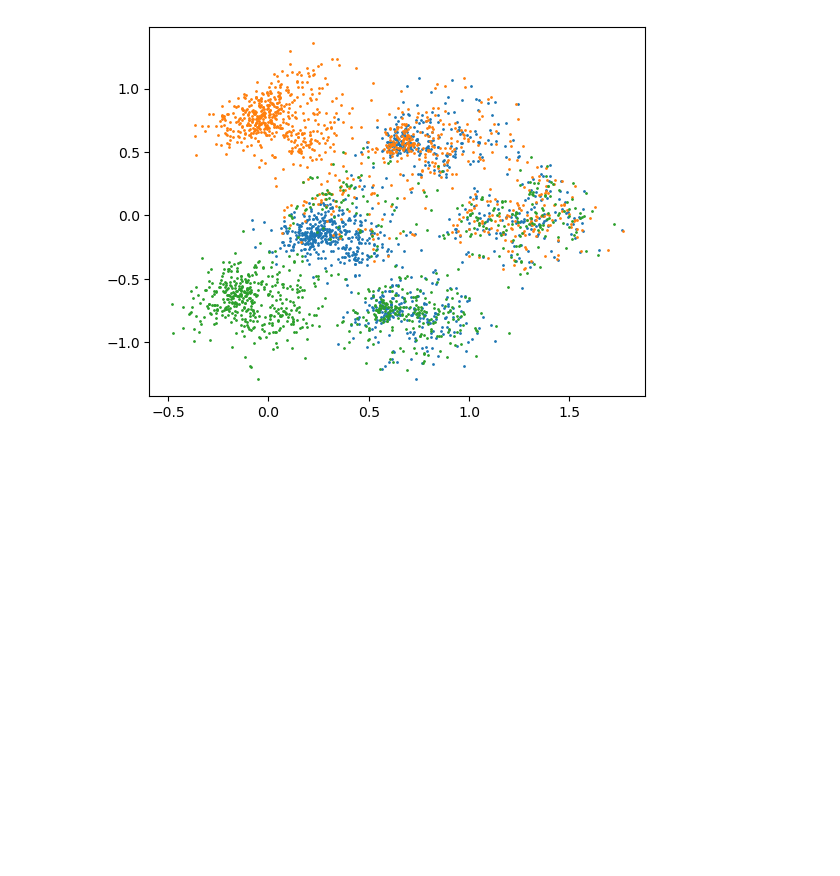
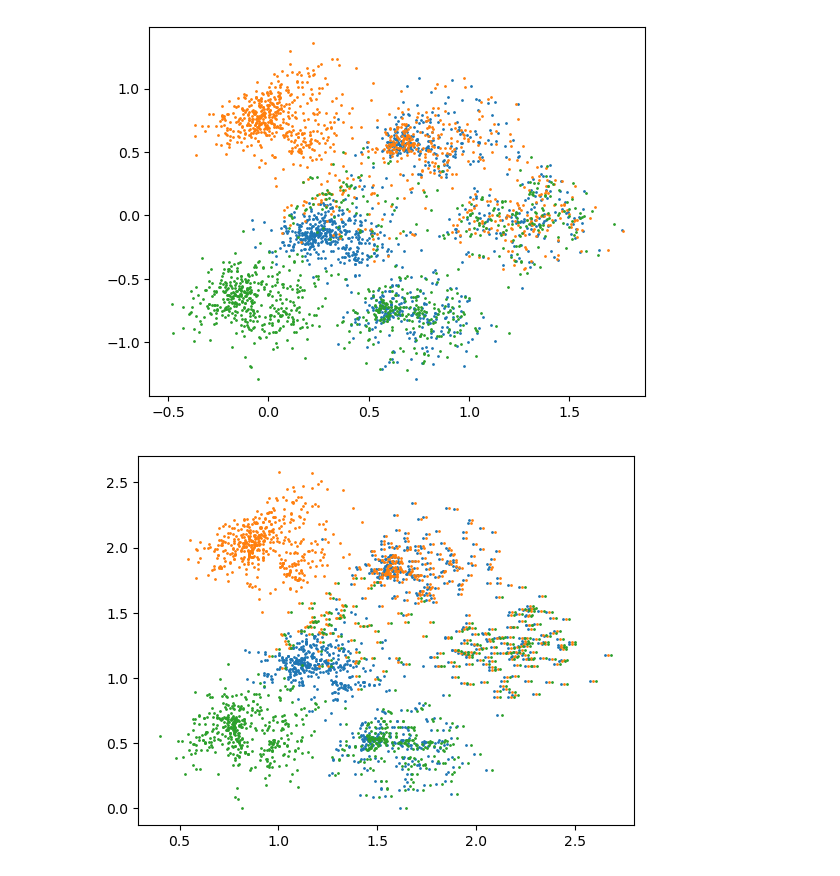
Before and after one commit to laurahsisson/aromap, a Jupyter notebook: pca.ipynb, the cells around one changed output. Cells and saved outputs as stored; diff of their text form; code cells hidden in the pictures; blank space fills up the shorter version.

```diff
--- a/pca.ipynb
+++ b/pca.ipynb
@@ -114,6 +114,18 @@ necs = np.stack([nmh(mol["notes"]) for mol in molecules])
 
 # Ensure that min is 0
 pca = pca - [pca[:,0].min(),pca[:,1].min()]
+# %%
+for x,note in enumerate(["fruity","green","sweet"]):
+    pcas = []
+    for i, mol in enumerate(molecules):
+        if note in mol["notes"]:
+            eps = 1.5e-2
+            pcas.append(pca[i]+[x*eps,0])
+    pcas = np.stack(pcas)
+    plt.scatter(pcas[:,0],pcas[:,1],s=1)
+plt.show()
+# %% [output]
+[figure, added]
 # %%
 def flatten(mtrx):
     return mtrx.reshape((mtrx.shape[0]*mtrx.shape[1],-1)).squeeze()
```
Also changed, not shown: parts of 1 cell of this notebook.
